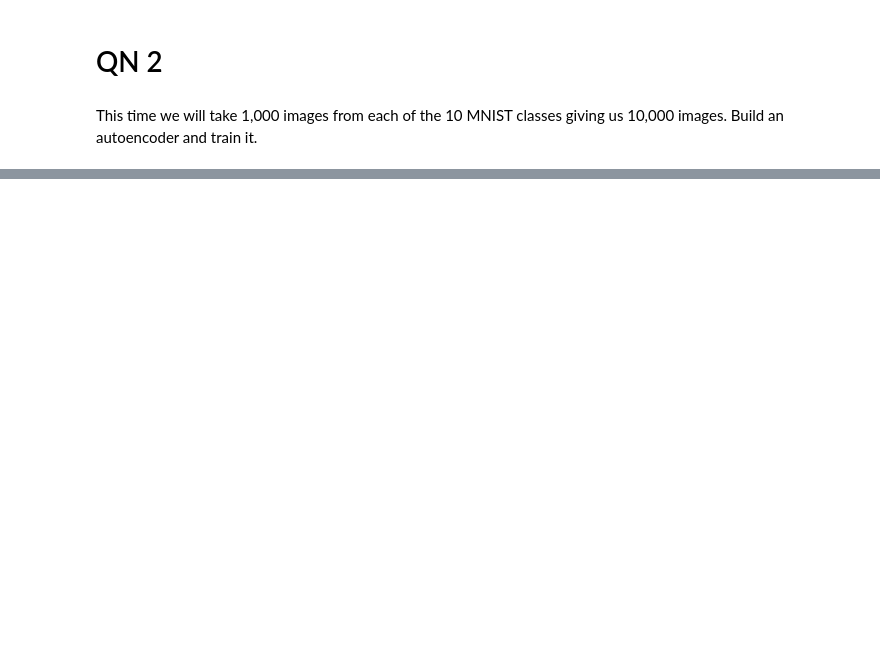
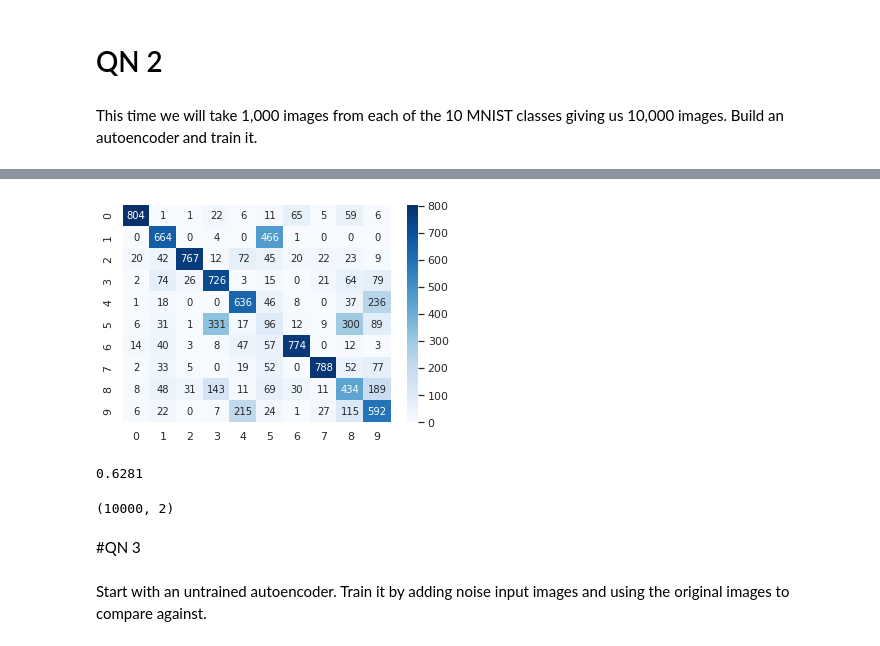
Before and after one commit to Rhitabrat/deep-learning-CS510, a Jupyter notebook: hw4/main.ipynb, the cells around one changed output, grey strips where cells are left out. Cells and saved outputs as stored; diff of their text form; code cells hidden in the pictures; blank space fills up the shorter version.

```diff
--- a/hw4/main.ipynb
+++ b/hw4/main.ipynb
@@ -137,0 +178,5 @@ X_train_1000.shape
+# %%
+autoencoder.fit(X_train_1000, X_train_1000,
+                epochs=10,
+                shuffle=True,
+                validation_data=(X_test_ori, X_test_ori))
@@ -137,0 +205,19 @@ X_train_1000.shape
+# %%
+encoded_imgs = autoencoder.encoder(X_test_ori).numpy()
+encoded_imgs = encoded_imgs.reshape(len(encoded_imgs), -1)
+# %%
+kmeans = KMeans(init="k-means++", n_clusters=10, random_state=0).fit(encoded_imgs)
+predicted_labels = kmeans.labels_
+cm = confusion_matrix(y_test, predicted_labels)
+# %%
+indexes = linear_assignment(_make_cost_m(cm))
+js = [e[1] for e in sorted(indexes, key=lambda x: x[0])]
+cm2 = cm[:, js]
+# %%
+ax = sns.heatmap(cm2, annot=True, fmt="d", cmap="Blues")
+# %% [output]
+[figure, added]
+# %%
+np.trace(cm2) / np.sum(cm2)
+# %% [output]
+0.6281
@@ -137,0 +229,8 @@ X_train_1000.shape
+# %%
+reduced_data.shape
+# %% [output]
+(10000, 2)
+# %% [markdown]
+#QN 3
+# %% [markdown]
+Start with an untrained autoencoder. Train it by adding noise input images and using the original images to compare against.
```
Also changed, not shown: parts of 23 cells of this notebook.
